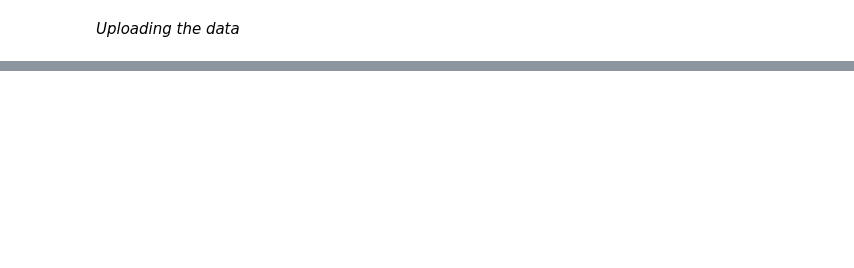
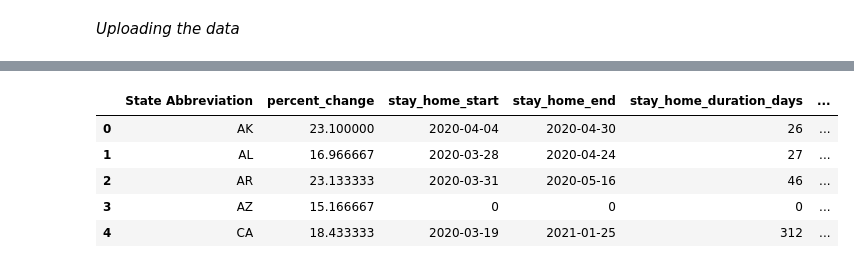
Before and after one commit to DiaHere/Food-and-Beverage-across-all-US-states-Analysis, a Jupyter notebook: notebook.ipynb, the cells around one changed output, grey strips where cells are left out. Drawn from its saved outputs; the diff is of its cells as text; code cells hidden in the pictures; blank space fills up the shorter version.

```diff
--- a/notebook.ipynb
+++ b/notebook.ipynb
@@ -256,0 +346,4 @@ plt.show()
+# %%
+# Grouping the three months into one period
+df_covid_immediate_impact_grp = df_covid_immediate_impact.groupby('policy_impact_period')[state_col].mean().T.reset_index()
+df_covid_immediate_impact_grp.head()
@@ -256,0 +378,16 @@ plt.show()
+# %%
+# Combining the policies with the percent change dataframe
+
+# Rename the columns to match to have a common column
+df_covid_immediate_impact_grp = df_covid_immediate_impact_grp.rename(columns={'index': 'State Abbreviation', 'immediate_impact': 'percent_change'})
+
+df_rate_change_policy = pd.merge(df_covid_immediate_impact_grp, df_covid_policy_combined, on = 'State Abbreviation', how = 'outer')
+
+df_rate_change_policy.head()
+# %% [output]
+|  | State Abbreviation | percent_change | stay_home_start | stay_home_end | stay_home_duration_days | ... |
+| 0 | AK | 23.100000 | 2020-04-04 | 2020-04-30 | 26 | ... |
+| 1 | AL | 16.966667 | 2020-03-28 | 2020-04-24 | 27 | ... |
+| 2 | AR | 23.133333 | 2020-03-31 | 2020-05-16 | 46 | ... |
+| 3 | AZ | 15.166667 | 0 | 0 | 0 | ... |
+| 4 | CA | 18.433333 | 2020-03-19 | 2021-01-25 | 312 | ... |
```
Also changed, not shown: parts of 23 cells of this notebook.
